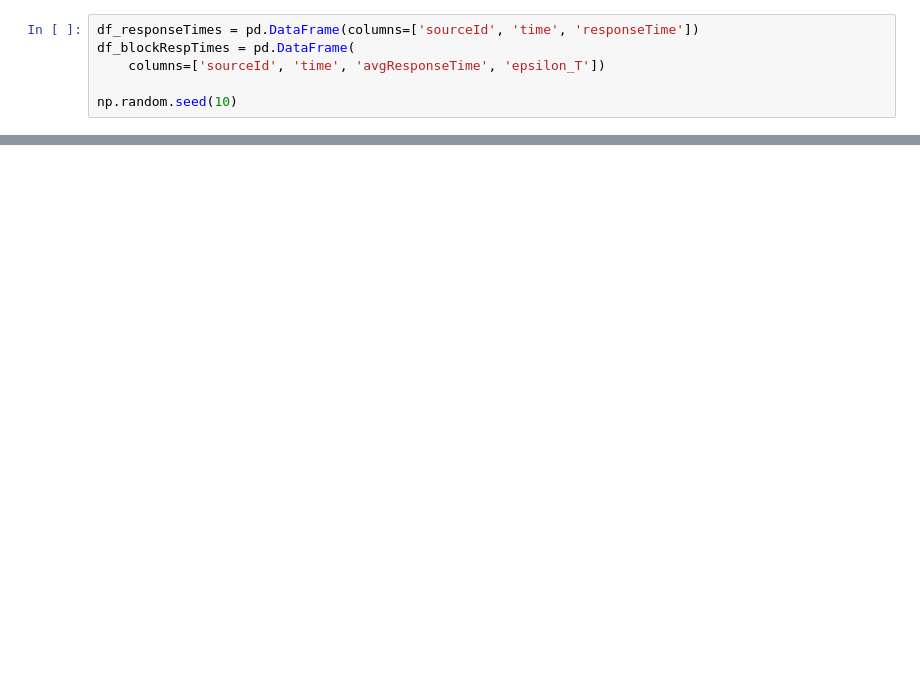
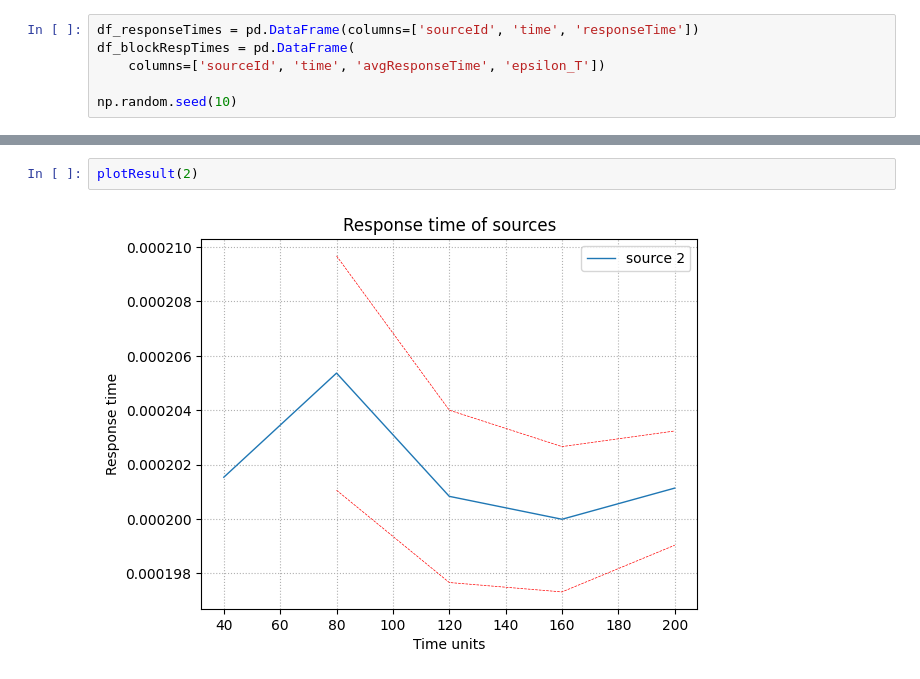
Before and after one commit to ArthurMbraga/simulation-and-metrology-project, a Jupyter notebook: loss_rate_sim.ipynb, the cells around one changed output, grey strips where cells are left out. Saved outputs shown, nothing was run; the diff lists cells and outputs as text; blank space fills up the shorter version.

```diff
--- a/loss_rate_sim.ipynb
+++ b/loss_rate_sim.ipynb
@@ -121,3 +109,7 @@ df_blockRespTimes.head(100)
+# %%
+plotResult(2)
+# %% [output]
+[figure, added]
 # %%
 plotResult(3)
 # %% [output]
```
Also changed, not shown: parts of 11 cells of this notebook, 7 other files.
